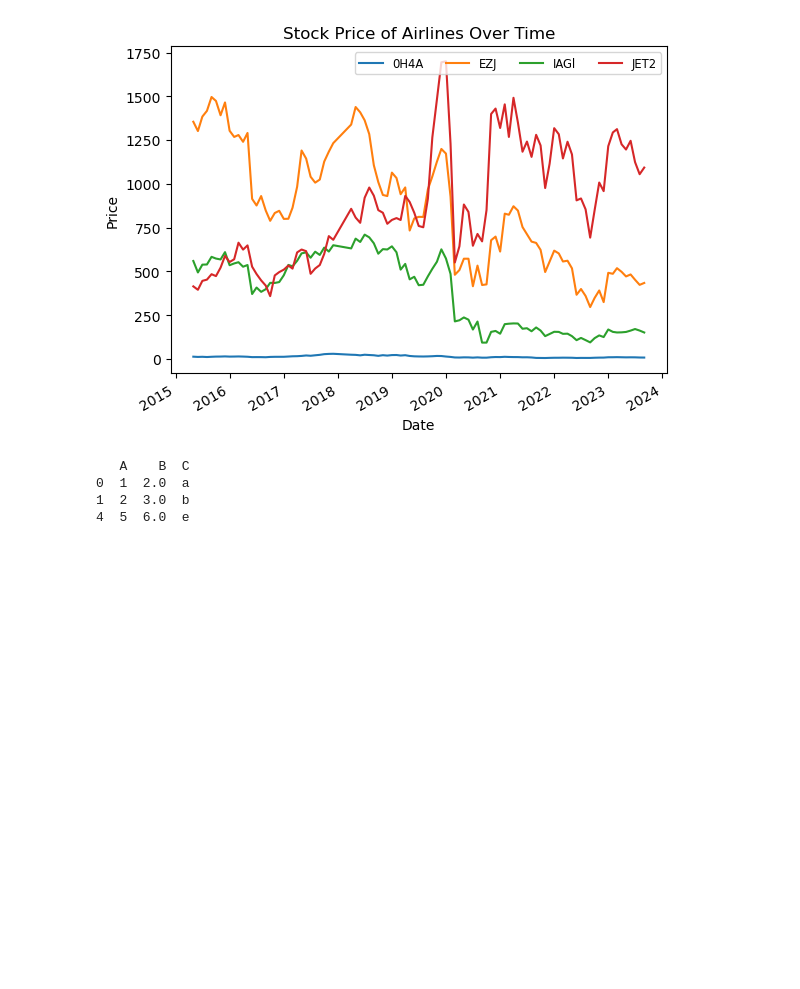
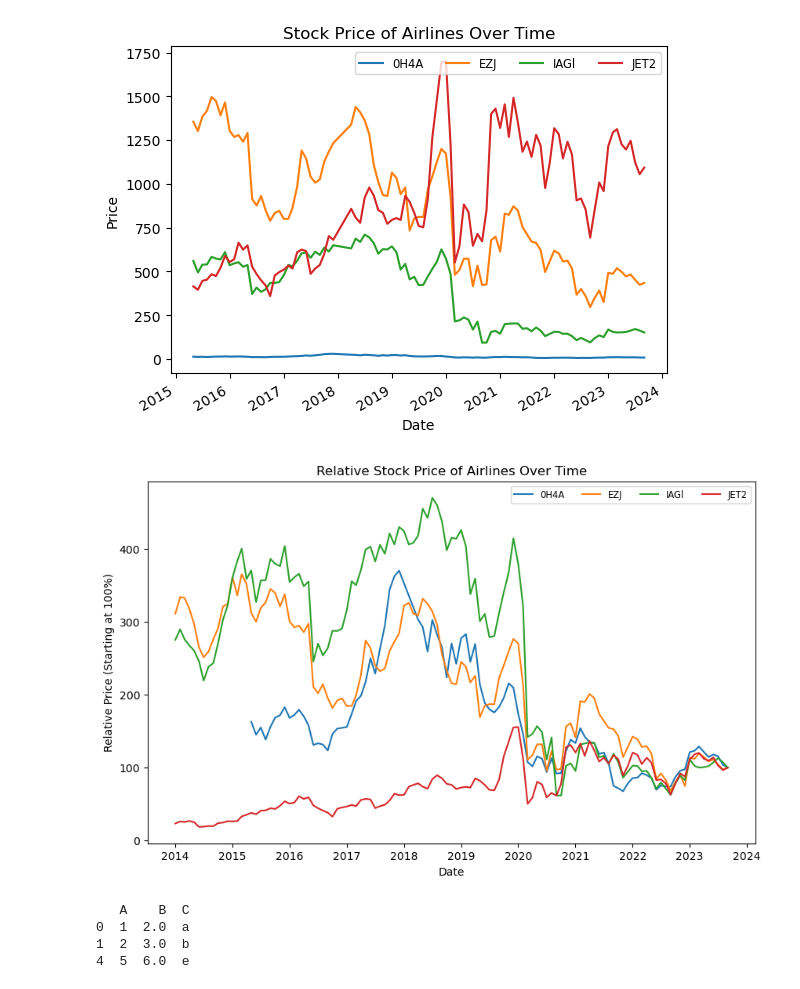
Before and after one commit to jimmy080823/2023_Intro_to_BA_Assignment, a Jupyter notebook: Assignment_part2/Assignment_P2_stock.ipynb, the cells around one changed output. Cells and saved outputs as stored; diff of their text form; code cells hidden in the pictures; blank space fills up the shorter version.

```diff
--- a/Assignment_part2/Assignment_P2_stock.ipynb
+++ b/Assignment_part2/Assignment_P2_stock.ipynb
@@ -100,25 +110,28 @@ plt.show()
 # %%
 relative_data = pd.DataFrame()
 
 # 將每個股票的價格轉換為相對價格
-for company in cleanpivot['Company'].unique():
+#for company in cleanpivot['Company'].unique():
+for company in cleanpivot.columns:
     comdata = all_data[all_data['Company'] == company].copy()
     comdata['Relative_Price'] = (comdata['Price'] / comdata.iloc[0]['Price']) * 100
     relative_data = pd.concat([relative_data, comdata])
 
 # 創建一個時間序列圖來比較相對價格
 grouped_data = relative_data.groupby('Company')
 
 plt.figure(figsize=(10, 6))
 for company, data_group in grouped_data:
     plt.plot(data_group['Date'], data_group['Relative_Price'], label=company)
 
 plt.xlabel('Date')
 plt.ylabel('Relative Price (Starting at 100%)')
 plt.title('Relative Stock Price of Airlines Over Time')
 plt.legend(loc='upper right', fontsize='small', ncol=4)
 plt.grid(False)
 plt.show()
+# %% [output]
+[figure, added]
 # %%
 #IAGI = pd.read_csv("workplace/Data/Data/IAGl Historical Data.csv")
 #EZJ  = pd.read_csv("workplace/Data/Data/EZJ Historical Data.csv")
```
Also changed, not shown: parts of 4 cells of this notebook, 2 other files.
